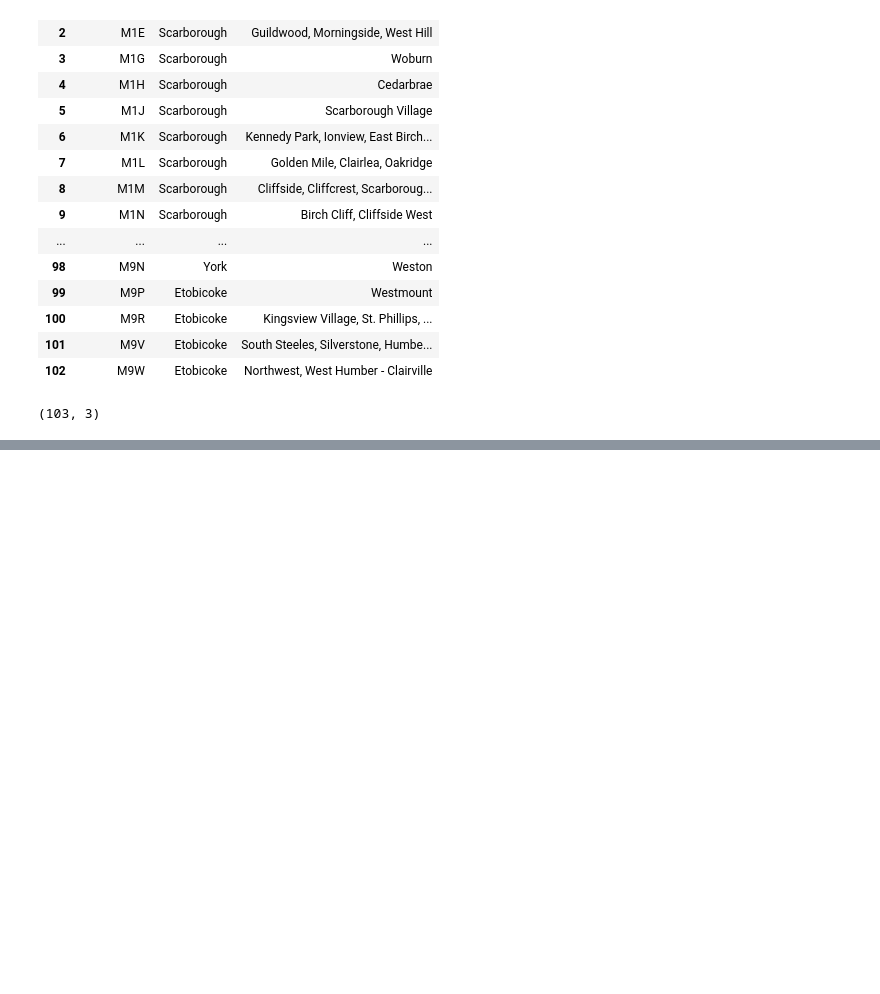
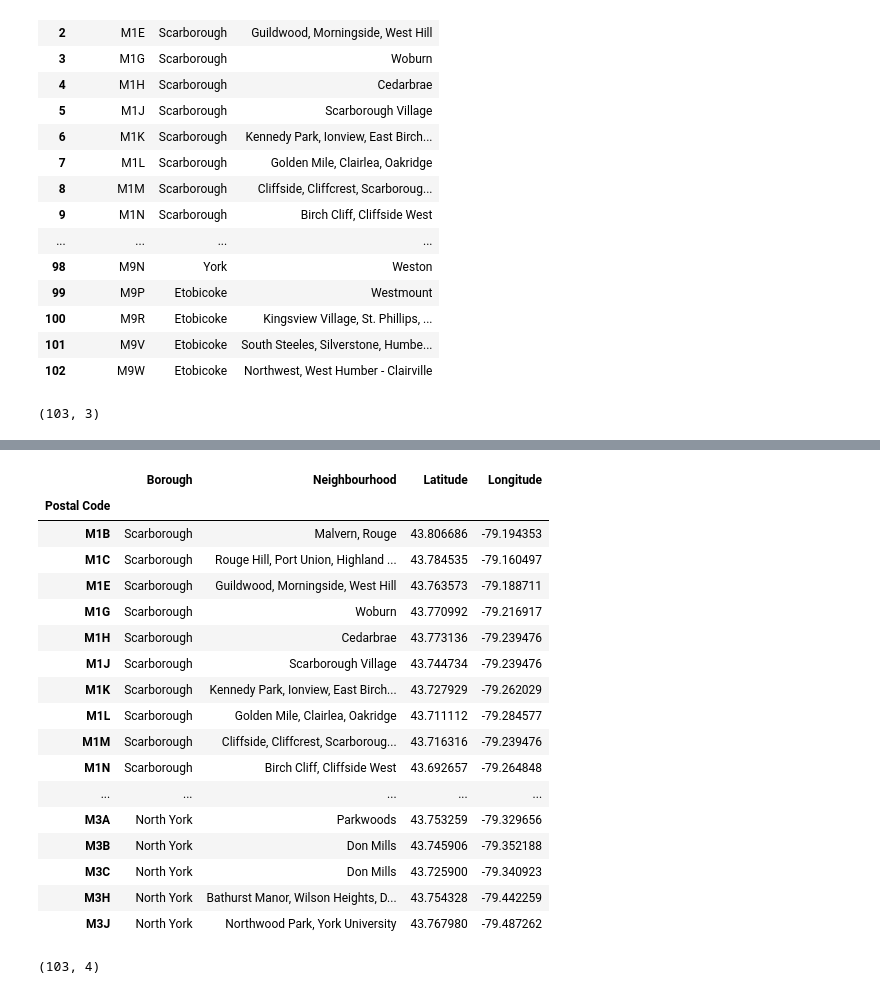
Before and after one commit to priscilahiguti/Coursera_Capstone, a Jupyter notebook: Capstone Project Notebook.ipynb, the cells around one changed output, grey strips where cells are left out. Saved outputs shown, nothing was run; the diff lists cells and outputs as text; code cells hidden in the pictures; blank space fills up the shorter version.

Commit message:
Add files via upload
Week 3 - Part 2

```diff
--- a/Capstone Project Notebook.ipynb
+++ b/Capstone Project Notebook.ipynb
@@ -112,0 +122,4 @@ Toronto_df.shape
+# %%
+toronto_geo = 'https://cocl.us/Geospatial_data'
+geo_data = pd.read_csv(toronto_geo).set_index("Postal Code")
+geo_data.head()
@@ -112,0 +137,4 @@ Toronto_df.shape
+# %%
+Part1_data_csv = "Toronto.PART_1_df.csv"
+Toronto_df = pd.read_csv(Part1_data_csv).set_index("Postal Code")
+Toronto_df.head()
@@ -112,0 +149,27 @@ Toronto_df.shape
+# %%
+toronto_neighborhoods = Toronto_df.join(geo_data)
+toronto_neighborhoods.head(30)
+# %% [output]
+|  | Borough | Neighbourhood | Latitude | Longitude |
+| Postal Code |  |  |  |  |
+| M1B | Scarborough | Malvern, Rouge | 43.806686 | -79.194353 |
+| M1C | Scarborough | Rouge Hill, Port Union, Highland ... | 43.784535 | -79.160497 |
+| M1E | Scarborough | Guildwood, Morningside, West Hill | 43.763573 | -79.188711 |
+| M1G | Scarborough | Woburn | 43.770992 | -79.216917 |
+| M1H | Scarborough | Cedarbrae | 43.773136 | -79.239476 |
+| M1J | Scarborough | Scarborough Village | 43.744734 | -79.239476 |
+| M1K | Scarborough | Kennedy Park, Ionview, East Birch... | 43.727929 | -79.262029 |
+| M1L | Scarborough | Golden Mile, Clairlea, Oakridge | 43.711112 | -79.284577 |
+| M1M | Scarborough | Cliffside, Cliffcrest, Scarboroug... | 43.716316 | -79.239476 |
+| M1N | Scarborough | Birch Cliff, Cliffside West | 43.692657 | -79.264848 |
+| ... | ... | ... | ... | ... |
+| M3A | North York | Parkwoods | 43.753259 | -79.329656 |
+| M3B | North York | Don Mills | 43.745906 | -79.352188 |
+| M3C | North York | Don Mills | 43.725900 | -79.340923 |
+| M3H | North York | Bathurst Manor, Wilson Heights, D... | 43.754328 | -79.442259 |
+| M3J | North York | Northwood Park, York University | 43.767980 | -79.487262 |
+# %%
+toronto_neighborhoods.to_csv('Toronto.PART_2_df.csv',index=False)
+toronto_neighborhoods.shape
+# %% [output]
+(103, 4)
```
Also changed, not shown: parts of 4 cells of this notebook.
